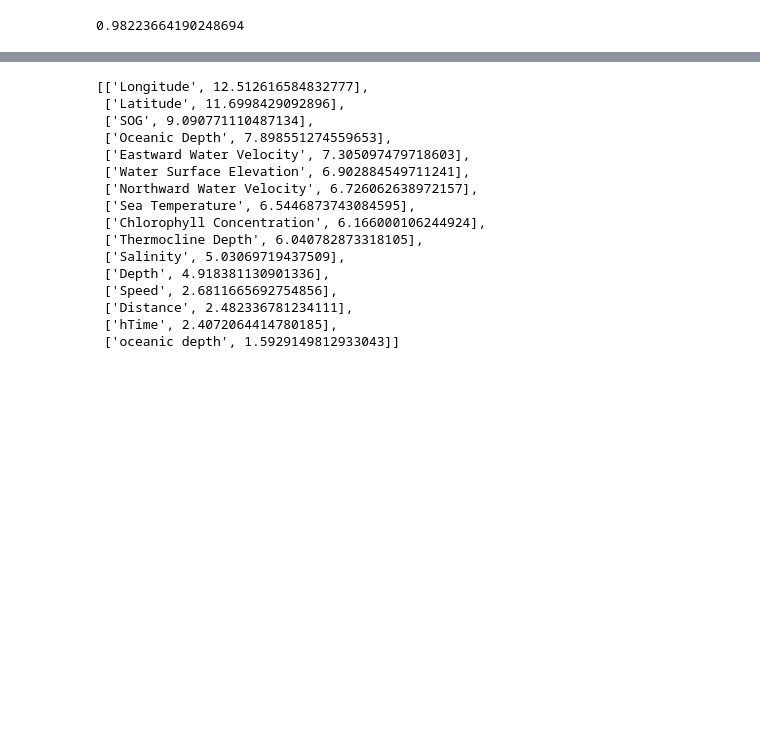
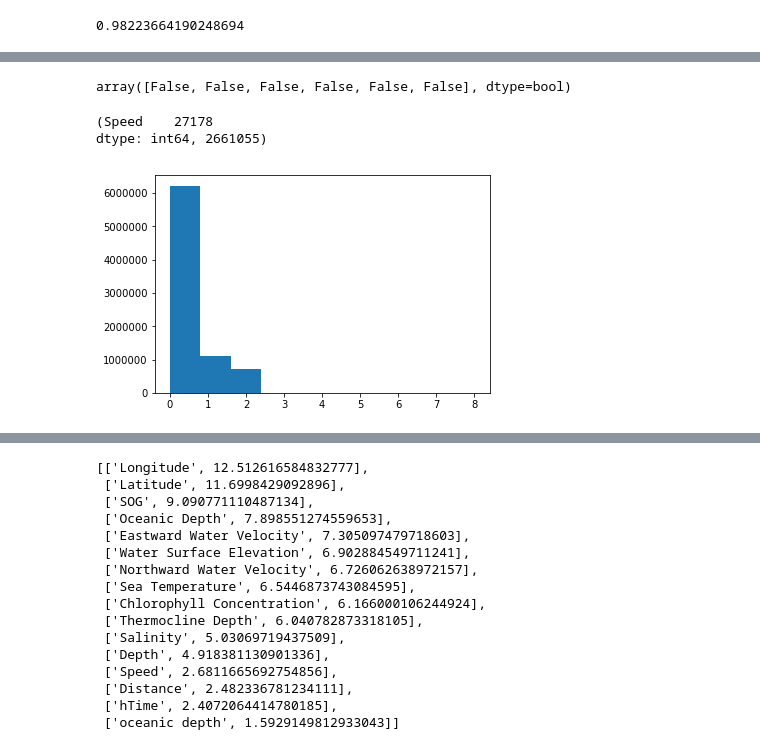
Before and after one commit to SorokinV/TopCoder-2017-08-FishMen2, a Jupyter notebook: Jupyter-NET/Fish-Exp-01-XGB.ipynb, the cells around one changed output, grey strips where cells are left out. Saved outputs shown, nothing was run; the diff lists cells and outputs as text; code cells hidden in the pictures; blank space fills up the shorter version.

```diff
--- a/Jupyter-NET/Fish-Exp-01-XGB.ipynb
+++ b/Jupyter-NET/Fish-Exp-01-XGB.ipynb
@@ -176,7 +179,7 @@ See the caveats in the documentation: http://pandas.pydata.org/pandas-docs/stabl
 | 100093 | other | 3 |
 | 100144 | trawler | 0 |
 # %%
-train = trackAll.set_index('TrackNumber')
+train = trainAll.set_index('TrackNumber')
 train.head()
 train['y'] = trainIndex.y
 train = train.reset_index()
@@ -198,6 +201,10 @@ train_x = train.drop(['y','TrackNumber','Time','Time(seconds)'],axis=1)  #[:1000
 train_y = train.y.values  #[:1000000]
 
 mtrain = xgb.DMatrix(train_x,label=train_y)
+# %%
+# Добавляем веса, чтобы не удалять записи из массива
+trainWeights = (train_x.shape[1]-trainWeights)/train_x.shape[1]
+mtrain.set_weight(trainWeights)
 # %%
 train_y.shape, train_x.shape, train_x.columns, train_y.max()
 # %% [output]
@@ -274,3 +281,21 @@ pred_y = xgbmodel.predict(mtrain); ##pred_y[-20:],pred_y.max()
 ((pred_y==train_y).sum()/float(len(pred_y)))
 # %% [output]
 0.98223664190248694
+# %%
+df_diff = pd.DataFrame(train.TrackNumber,columns=['TrackNumber'])
+df_diff['true_y'] = np.array(train_y,dtype=np.uint8)
+df_diff['pred_y'] = np.array(pred_y, dtype=np.uint8)
+
+df_diff['OK']    = df_diff.true_y==df_diff.pred_y
+
+#print(df_diff.head())
+
+len(df_diff)-df_diff.OK.sum()
+aa = df_diff.groupby(['TrackNumber','OK']).size().reset_index(); aa.columns=['TrackNumber','OK','ccount']; aa.head()
+bb = pd.DataFrame(train.TrackNumber.unique(),columns=['TrackNumber'])
+bb['xx'] = 1.0; bb=bb.set_index(['TrackNumber'])
+cc = aa[['TrackNumber','ccount']][aa.OK==True];  cc.head(); cc = cc.set_index(['TrackNumber']); bb['Yes']=cc
+cc = aa[['TrackNumber','ccount']][aa.OK==False]; cc.head(); cc = cc.set_index('TrackNumber'); bb['No'] =cc
+bb=bb.reset_index().drop('xx',axis=1).fillna(0)
+print(bb.head())
+float(len(bb[bb.No>bb.Yes]))/len(bb)*100.0
@@ -276,0 +310,6 @@ pred_y = xgbmodel.predict(mtrain); ##pred_y[-20:],pred_y.max()
+# %%
+ax=a0[[0]][:6]; ax; ii=0
+cc = np.array((ax[[ii]].values<0.0) | (ax[[ii]].values>1.0)); cc=np.reshape(cc,(6))
+cc
+# %% [output]
+array([False, False, False, False, False, False], dtype=bool)
@@ -276,0 +386,8 @@ pred_y = xgbmodel.predict(mtrain); ##pred_y[-20:],pred_y.max()
+# %%
+a0 = trackAll.copy()
+aa = dataClean(a0);
+#del a0
+# %% [output]
+(Speed    27178
+dtype: int64, 2661055)
+[figure, added]
```
Also changed, not shown: parts of 14 cells of this notebook, 3 other files.
